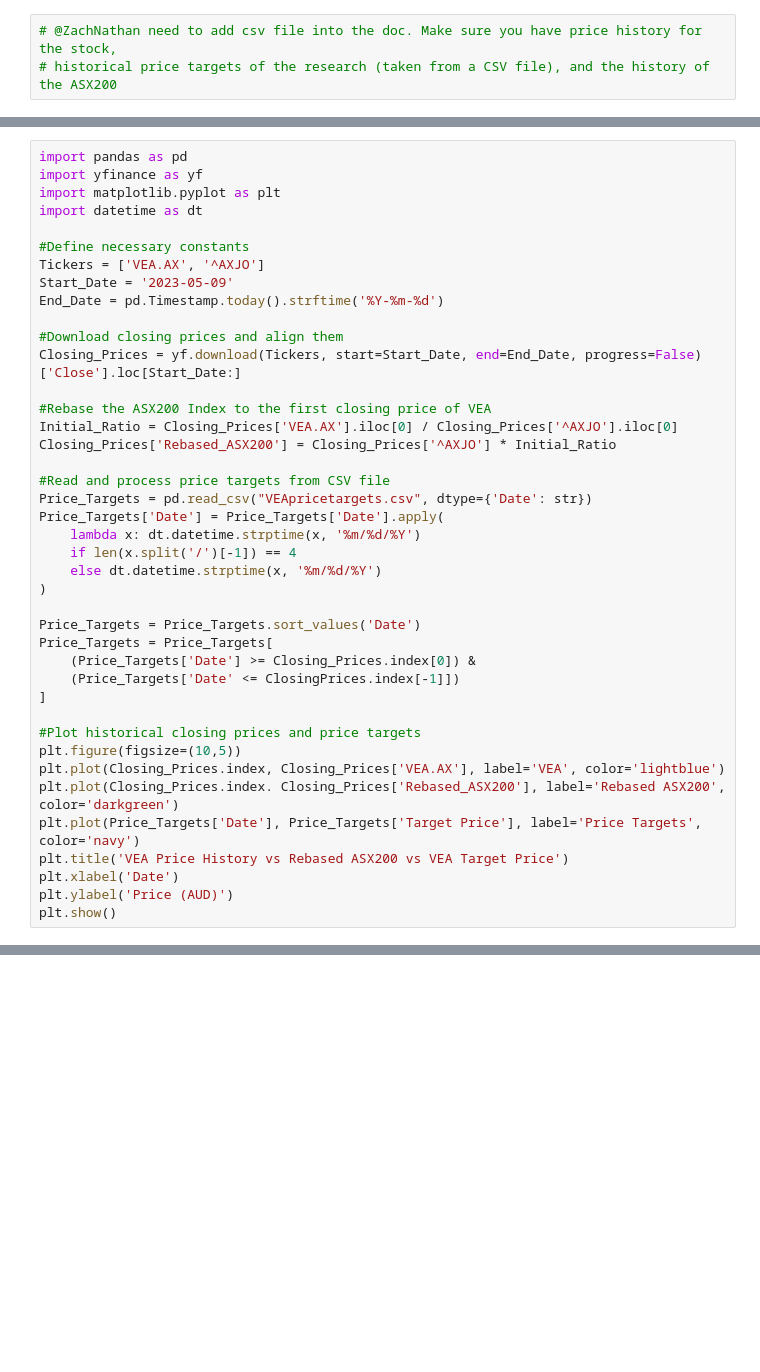
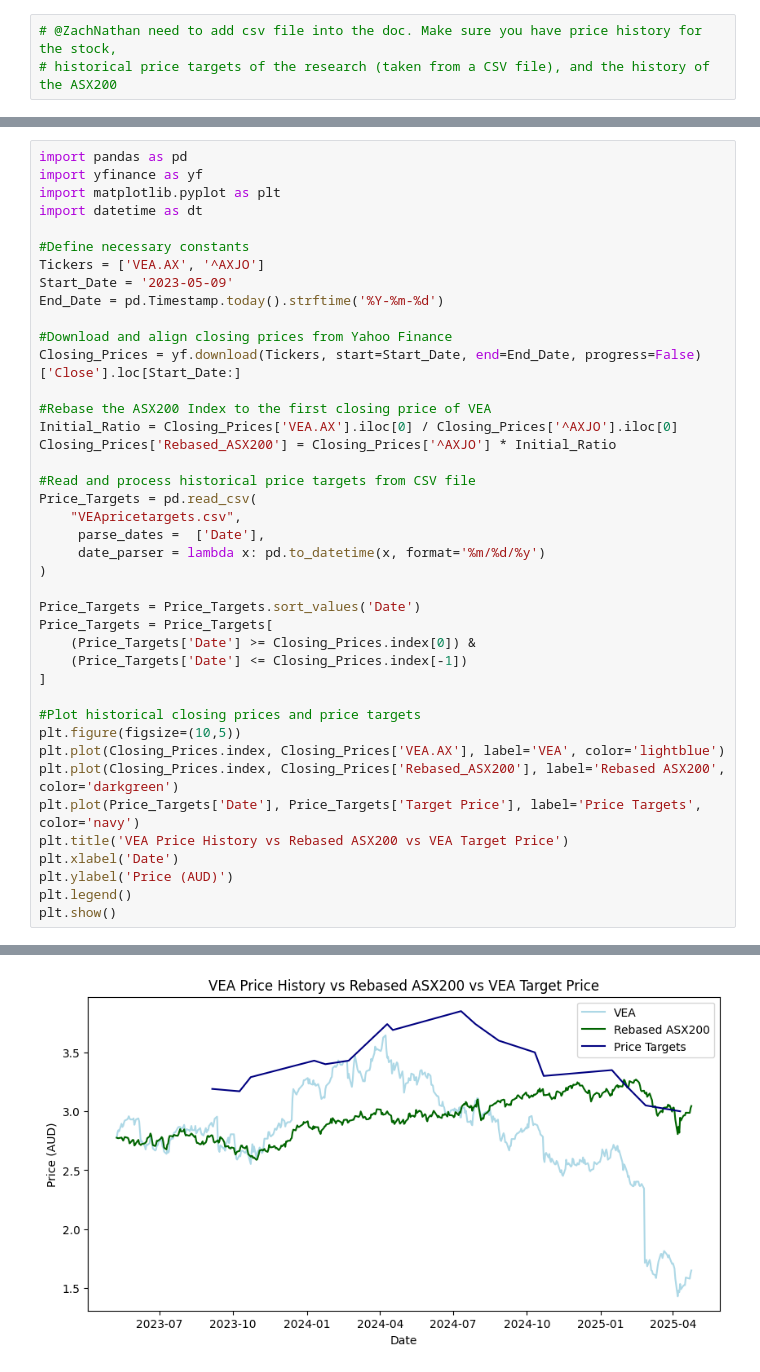
Before and after one commit to howesrichard/FM_equity_research, a Jupyter notebook: Assignment Code/Chart.ipynb, the cells around one changed output, grey strips where cells are left out. Drawn from its saved outputs; the diff is of its cells as text; blank space fills up the shorter version.

Commit message:
added csv file for graph

```diff
--- a/Assignment Code/Chart.ipynb
+++ b/Assignment Code/Chart.ipynb
@@ -16,33 +34,34 @@ Tickers = ['VEA.AX', '^AXJO']
 Start_Date = '2023-05-09'
 End_Date = pd.Timestamp.today().strftime('%Y-%m-%d')
 
-#Download closing prices and align them
+#Download and align closing prices from Yahoo Finance
 Closing_Prices = yf.download(Tickers, start=Start_Date, end=End_Date, progress=False)['Close'].loc[Start_Date:]
 
 #Rebase the ASX200 Index to the first closing price of VEA
 Initial_Ratio = Closing_Prices['VEA.AX'].iloc[0] / Closing_Prices['^AXJO'].iloc[0]
 Closing_Prices['Rebased_ASX200'] = Closing_Prices['^AXJO'] * Initial_Ratio
 
-#Read and process price targets from CSV file
-Price_Targets = pd.read_csv("VEApricetargets.csv", dtype={'Date': str})
-Price_Targets['Date'] = Price_Targets['Date'].apply(
-    lambda x: dt.datetime.strptime(x, '%m/%d/%Y')
-    if len(x.split('/')[-1]) == 4
-    else dt.datetime.strptime(x, '%m/%d/%Y')
+#Read and process historical price targets from CSV file
+Price_Targets = pd.read_csv(
+    "VEApricetargets.csv",
+     parse_dates =  ['Date'],
+     date_parser = lambda x: pd.to_datetime(x, format='%m/%d/%y')
 )
 
 Price_Targets = Price_Targets.sort_values('Date')
 Price_Targets = Price_Targets[
     (Price_Targets['Date'] >= Closing_Prices.index[0]) &
-    (Price_Targets['Date' <= ClosingPrices.index[-1]])
+    (Price_Targets['Date'] <= Closing_Prices.index[-1])
 ]
 
 #Plot historical closing prices and price targets
 plt.figure(figsize=(10,5))
 plt.plot(Closing_Prices.index, Closing_Prices['VEA.AX'], label='VEA', color='lightblue')
-plt.plot(Closing_Prices.index. Closing_Prices['Rebased_ASX200'], label='Rebased ASX200', color='darkgreen')
+plt.plot(Closing_Prices.index, Closing_Prices['Rebased_ASX200'], label='Rebased ASX200', color='darkgreen')
 plt.plot(Price_Targets['Date'], Price_Targets['Target Price'], label='Price Targets', color='navy')
 plt.title('VEA Price History vs Rebased ASX200 vs VEA Target Price')
 plt.xlabel('Date')
 plt.ylabel('Price (AUD)')
+plt.legend()
 plt.show()
+# %% [output]
@@ -48,0 +69 @@ plt.show()
+[figure, added]
```
Also changed, not shown: parts of 2 cells of this notebook, 1 other file.
